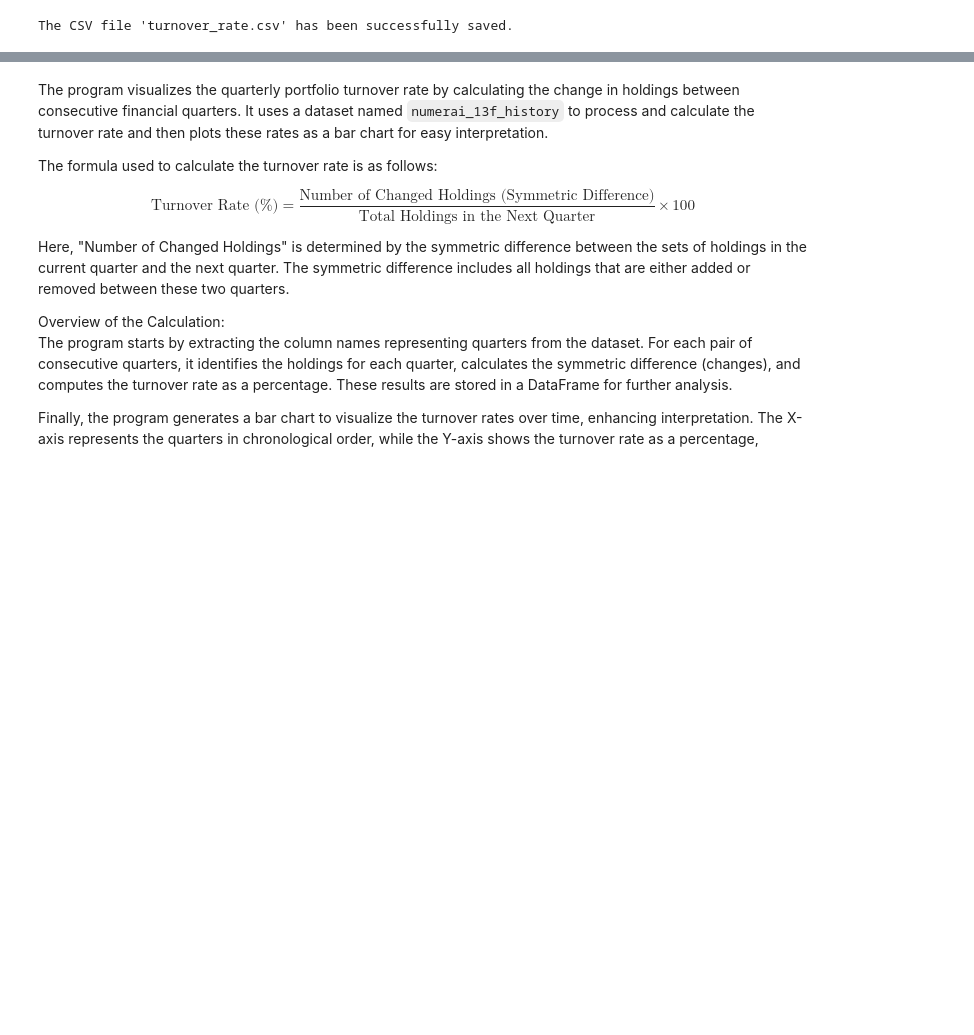
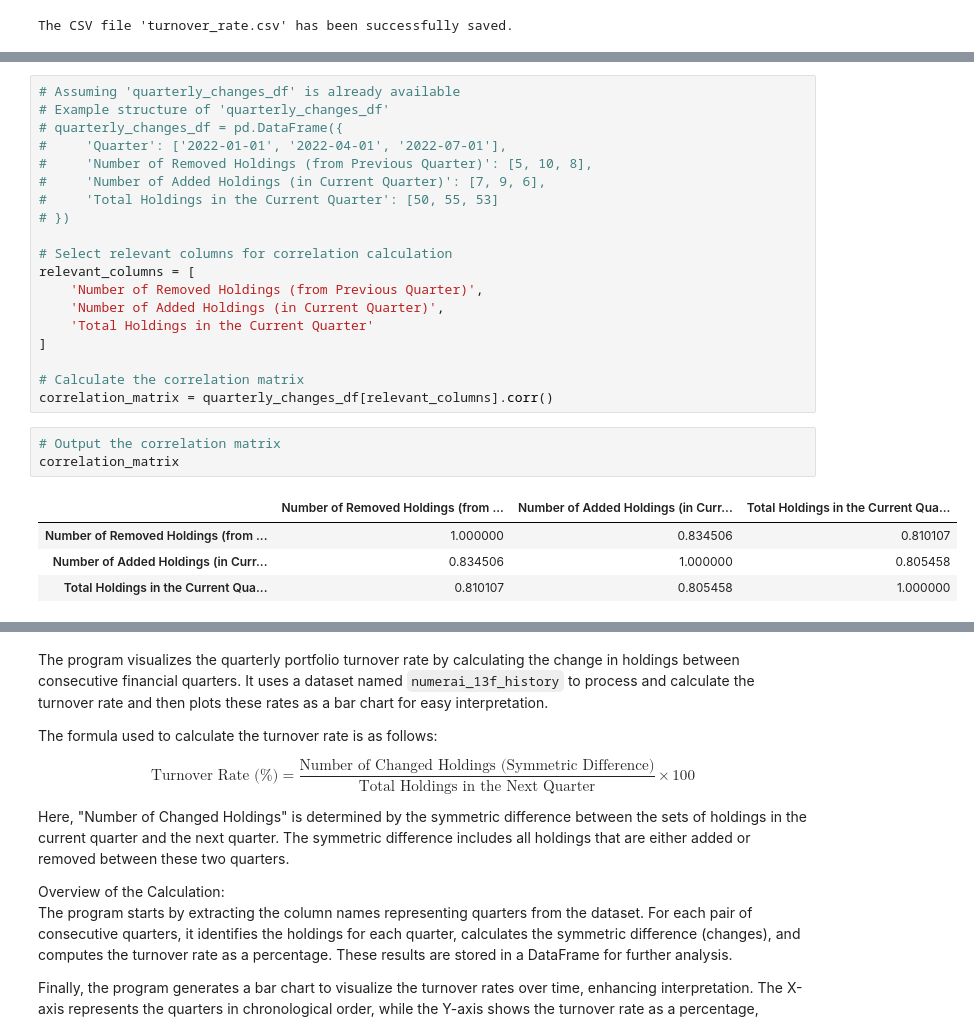
Before and after one commit to Kei-Sanada/Holdings-of-Numerai-GP-LLC, a Jupyter notebook: Analysis_Numerai_GP.ipynb, the cells around one changed output, grey strips where cells are left out. Cells and saved outputs as stored; diff of their text form; blank space fills up the shorter version.

```diff
--- a/Analysis_Numerai_GP.ipynb
+++ b/Analysis_Numerai_GP.ipynb
@@ -464,3 +459,30 @@ plt.tight_layout()
 plt.show()
 # %% [output]
 [figure]
+# %%
+# Assuming 'quarterly_changes_df' is already available
+# Example structure of 'quarterly_changes_df'
+# quarterly_changes_df = pd.DataFrame({
+#     'Quarter': ['2022-01-01', '2022-04-01', '2022-07-01'],
+#     'Number of Removed Holdings (from Previous Quarter)': [5, 10, 8],
+#     'Number of Added Holdings (in Current Quarter)': [7, 9, 6],
+#     'Total Holdings in the Current Quarter': [50, 55, 53]
+# })
+
+# Select relevant columns for correlation calculation
+relevant_columns = [
+    'Number of Removed Holdings (from Previous Quarter)',
+    'Number of Added Holdings (in Current Quarter)',
+    'Total Holdings in the Current Quarter'
+]
+
+# Calculate the correlation matrix
+correlation_matrix = quarterly_changes_df[relevant_columns].corr()
+# %%
+# Output the correlation matrix
+correlation_matrix
+# %% [output]
+|  | Number of Removed Holdings (from ... | Number of Added Holdings (in Curr... | Total Holdings in the Current Qua... |
+| Number of Removed Holdings (from ... | 1.000000 | 0.834506 | 0.810107 |
+| Number of Added Holdings (in Curr... | 0.834506 | 1.000000 | 0.805458 |
+| Total Holdings in the Current Qua... | 0.810107 | 0.805458 | 1.000000 |
```
Also changed, not shown: parts of 5 cells of this notebook.
